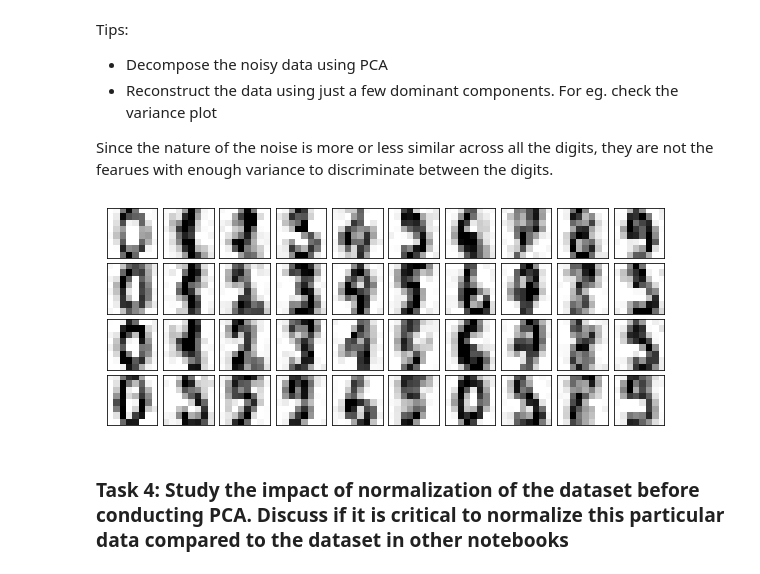
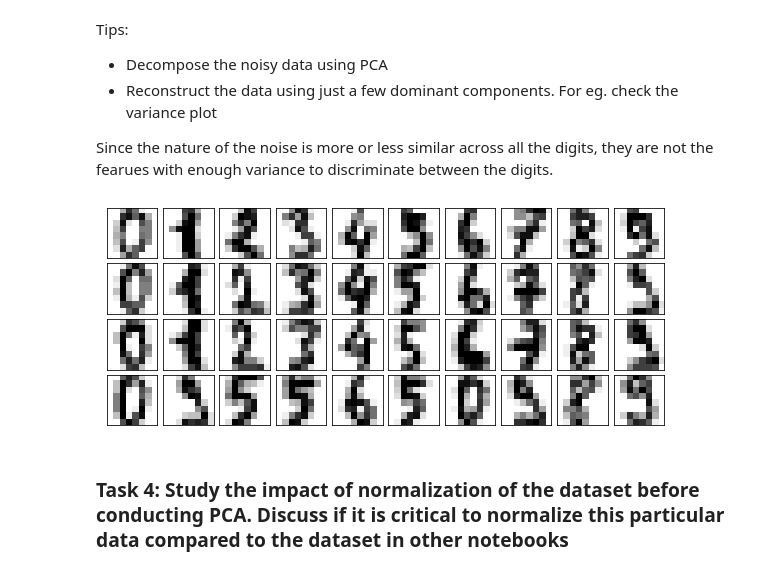
Before and after one commit to chrstrom/TTK4260, a Jupyter notebook: assignment_04_PCA_clustering.ipynb, the cells around one changed output. Cells and saved outputs as stored; diff of their text form; code cells hidden in the pictures.

```diff
--- a/assignment_04_PCA_clustering.ipynb
+++ b/assignment_04_PCA_clustering.ipynb
@@ -103,12 +115,12 @@ Tips:
 * Reconstruct the data using just a few dominant components. For eg. check the variance plot
 
 Since the nature of the noise is more or less similar across all the digits, they are not the fearues with enough variance to discriminate between the digits.
-# %%
-# TODO: Denoise X
-X_denoised =
-plot_digits(X_denoised)
-# %% [output]
-[figure, removed]
+# %%
+# TODO: Denoise X
+X_denoised = X[:130, :] # From previous task: 130 components explain 75% of the variance - the rest explains the noise - we remove it
+plot_digits(X_denoised)
+# %% [output]
+[figure, added]
 # %% [markdown]
 ### Task 4: Study the impact of normalization of the dataset before conducting PCA. Discuss if it is critical to normalize this particular data compared to the dataset in other notebooks
 # %% [markdown]
```
Also changed, not shown: parts of 2 cells of this notebook.
